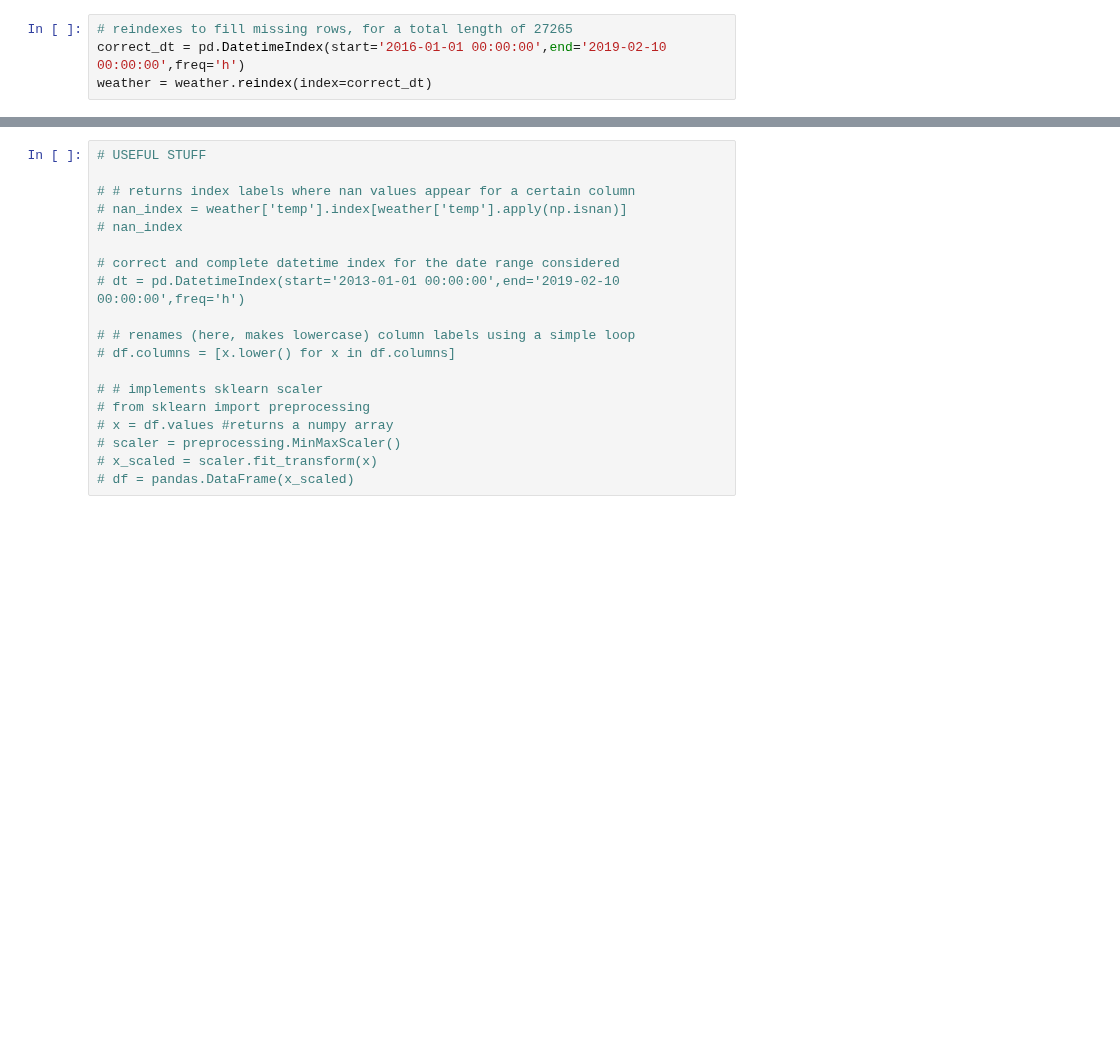
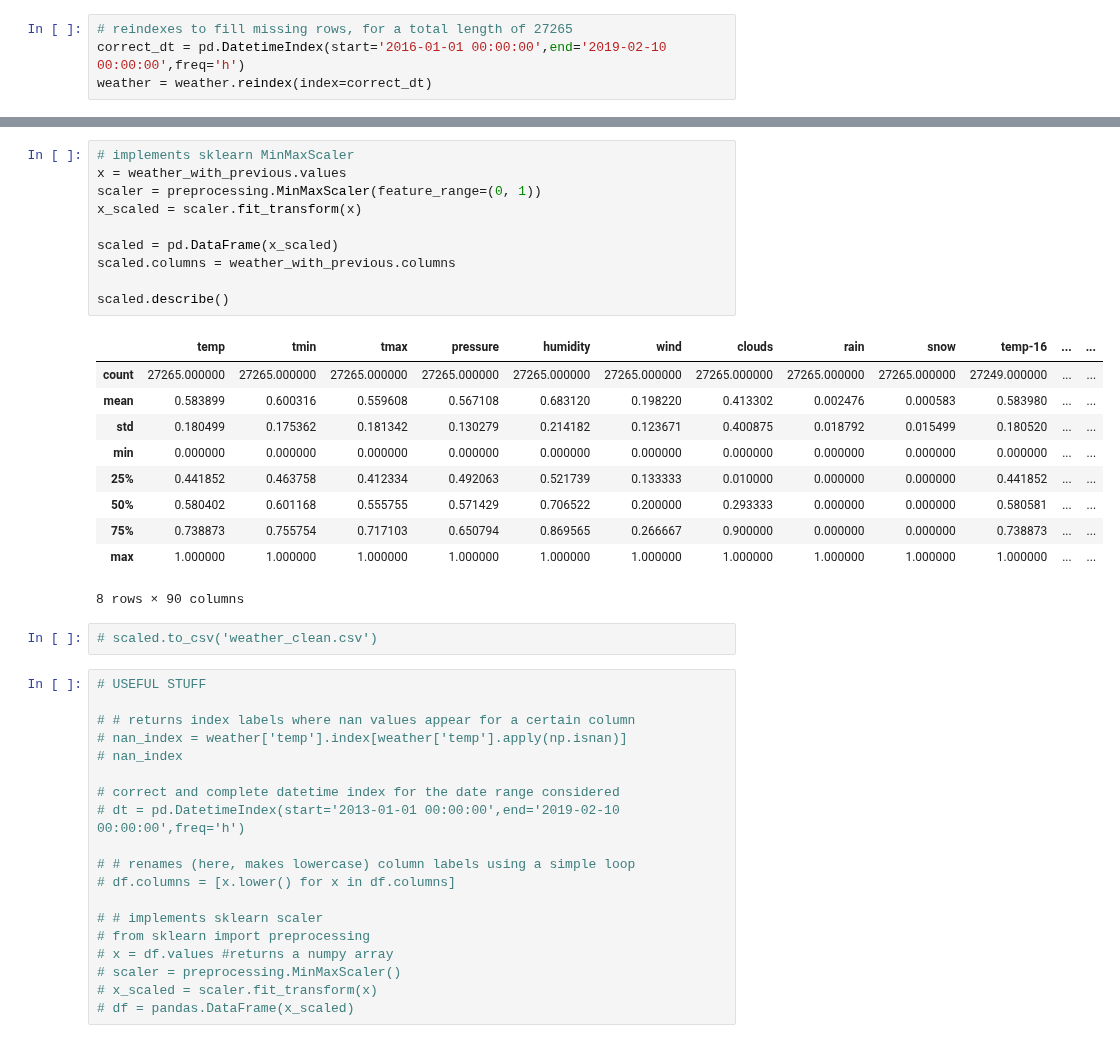
Before and after one commit to kevinkoste/university-load-forecasting, a Jupyter notebook: weather_pipeline.ipynb, the cells around one changed output, grey strips where cells are left out. Saved outputs shown, nothing was run; the diff lists cells and outputs as text; blank space fills up the shorter version.

```diff
--- a/weather_pipeline.ipynb
+++ b/weather_pipeline.ipynb
@@ -97,3 +118,26 @@ def hours_before(column,number):
+# %%
+# implements sklearn MinMaxScaler
+x = weather_with_previous.values
+scaler = preprocessing.MinMaxScaler(feature_range=(0, 1))
+x_scaled = scaler.fit_transform(x)
+
+scaled = pd.DataFrame(x_scaled)
+scaled.columns = weather_with_previous.columns
+
+scaled.describe()
+# %% [output]
+|  | temp | tmin | tmax | pressure | humidity | wind | clouds | rain | snow | temp-16 | ... | ... |
+| count | 27265.000000 | 27265.000000 | 27265.000000 | 27265.000000 | 27265.000000 | 27265.000000 | 27265.000000 | 27265.000000 | 27265.000000 | 27249.000000 | ... | ... |
+| mean | 0.583899 | 0.600316 | 0.559608 | 0.567108 | 0.683120 | 0.198220 | 0.413302 | 0.002476 | 0.000583 | 0.583980 | ... | ... |
+| std | 0.180499 | 0.175362 | 0.181342 | 0.130279 | 0.214182 | 0.123671 | 0.400875 | 0.018792 | 0.015499 | 0.180520 | ... | ... |
+| min | 0.000000 | 0.000000 | 0.000000 | 0.000000 | 0.000000 | 0.000000 | 0.000000 | 0.000000 | 0.000000 | 0.000000 | ... | ... |
+| 25% | 0.441852 | 0.463758 | 0.412334 | 0.492063 | 0.521739 | 0.133333 | 0.010000 | 0.000000 | 0.000000 | 0.441852 | ... | ... |
+| 50% | 0.580402 | 0.601168 | 0.555755 | 0.571429 | 0.706522 | 0.200000 | 0.293333 | 0.000000 | 0.000000 | 0.580581 | ... | ... |
+| 75% | 0.738873 | 0.755754 | 0.717103 | 0.650794 | 0.869565 | 0.266667 | 0.900000 | 0.000000 | 0.000000 | 0.738873 | ... | ... |
+| max | 1.000000 | 1.000000 | 1.000000 | 1.000000 | 1.000000 | 1.000000 | 1.000000 | 1.000000 | 1.000000 | 1.000000 | ... | ... |
+8 rows × 90 columns
+# %%
+# scaled.to_csv('weather_clean.csv')
 # %%
 # USEFUL STUFF
 
```
Also changed, not shown: parts of 13 cells of this notebook, 2 other files.
